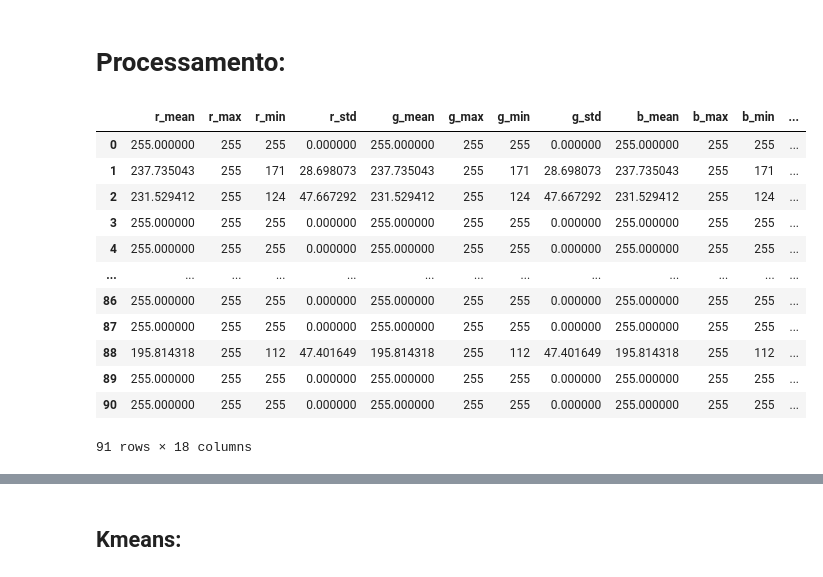
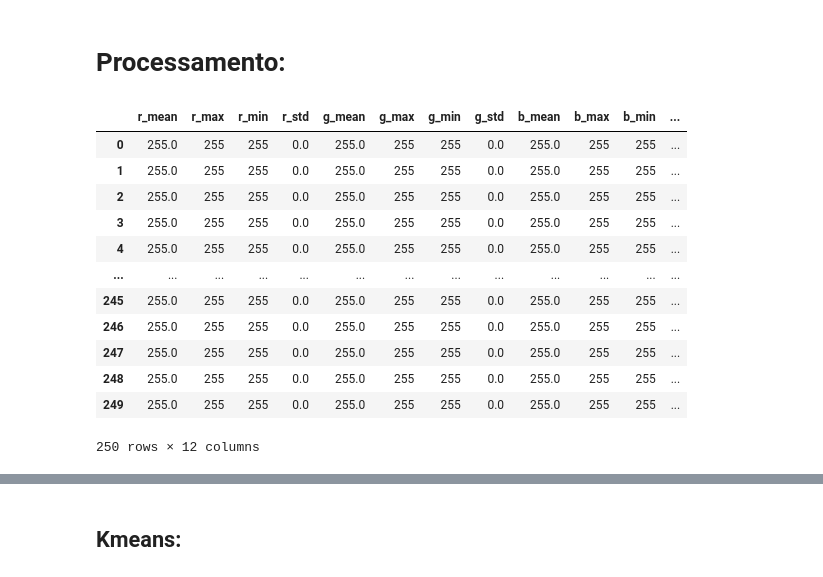
Before and after one commit to Gus-1003/Projeto_Pesquisa_PalmaS, a Jupyter notebook: Projeto_Segmentado.ipynb, the cells around one changed output, grey strips where cells are left out. Cells and saved outputs as stored; diff of their text form; code cells hidden in the pictures.

```diff
--- a/Projeto_Segmentado.ipynb
+++ b/Projeto_Segmentado.ipynb
@@ -122,3 +122,15 @@ s_blur = cv.blur(s, (3, 3))
 
 # Aplica um filtro de borramento com kernel de 5x5
 s_gaussian = cv.GaussianBlur(s_blur, (5, 5), 0)
+# %%
+bgrF = cv.medianBlur(im, 3) # filter
+hsv = cv.cvtColor(bgrF, cv.COLOR_BGR2HSV) #convert to HSV
+
+hsv2 = hsv.copy()
+
+hsv2[:,:,0] = cv.equalizeHist(hsv[:,:,0])  #equalization H channel
+bgr2 = cv.cvtColor(hsv2, cv.COLOR_HSV2BGR) #back conversion to BGR
+
+#desaturation - convert bgr to gray
+gray = cv.cvtColor(bgr2, cv.COLOR_BGR2GRAY)
+cv2_imshow(cv.hconcat([bgrF, hsv, hsv2, bgr2]))
@@ -135,3 +149,7 @@ thresh2, im_bin_hsv = cv.threshold(s_gaussian, 0, 255, cv.THRESH_BINARY + cv.THR
 cv2_imshow(cv.hconcat([b, im_bin_hsv]))
 # %% [output]
 [figure]
+# %%
+# Aplica um limiar na imagem do canal S
+thresh3, im_bin_test = cv.threshold(gray, 0, 255, cv.THRESH_BINARY + cv.THRESH_OTSU)
+cv2_imshow(cv.hconcat([gray, im_bin_test]))
@@ -170,6 +190,9 @@ contours1, hierarchy = cv.findContours(im_bin_rgb, cv.RETR_EXTERNAL, cv.CHAIN_AP
 # %%
 # Encontra os contornos dos objetos segmentados
 contours2, hierarchy = cv.findContours(im_open, cv.RETR_EXTERNAL, cv.CHAIN_APPROX_SIMPLE)
+# %%
+# Encontra os contornos dos objetos segmentados
+contours3, hierarchy = cv.findContours(im_bin_test, cv.RETR_EXTERNAL, cv.CHAIN_APPROX_SIMPLE)
 # %% [markdown]
 O código **contours, hierarchy = cv.findContours(thresh, cv.RETR_EXTERNAL, cv.CHAIN_APPROX_SIMPLE)** encontra os contornos de uma imagem binarizada thresh utilizando a função ***cv.findContours()*** da biblioteca OpenCV.
 
@@ -291,7 +314,7 @@ radius = [] # Armazena o raio do círculo de contorno de cada objeto
 ## Coletando os dados a partir dos contornos:
 # %%
 # Para cada contorno da lista de contornos:
-for c in contours1:
+for c in contours3:
 
   # Momentos do objeto
   M = cv.moments(c)
@@ -426,22 +449,22 @@ features_6 = {'r_mean': r_mean, 'r_max': r_max, 'r_min': r_min, 'r_std': r_std,
 # %% [markdown]
 # Processamento:
 # %%
-df = pd.DataFrame(features_6)
+df = pd.DataFrame(features_3)
 df
 # %% [output]
 |  | r_mean | r_max | r_min | r_std | g_mean | g_max | g_min | g_std | b_mean | b_max | b_min | ... |
-| 0 | 255.000000 | 255 | 255 | 0.000000 | 255.000000 | 255 | 255 | 0.000000 | 255.000000 | 255 | 255 | ... |
-| 1 | 237.735043 | 255 | 171 | 28.698073 | 237.735043 | 255 | 171 | 28.698073 | 237.735043 | 255 | 171 | ... |
-| 2 | 231.529412 | 255 | 124 | 47.667292 | 231.529412 | 255 | 124 | 47.667292 | 231.529412 | 255 | 124 | ... |
-| 3 | 255.000000 | 255 | 255 | 0.000000 | 255.000000 | 255 | 255 | 0.000000 | 255.000000 | 255 | 255 | ... |
-| 4 | 255.000000 | 255 | 255 | 0.000000 | 255.000000 | 255 | 255 | 0.000000 | 255.000000 | 255 | 255 | ... |
+| 0 | 255.0 | 255 | 255 | 0.0 | 255.0 | 255 | 255 | 0.0 | 255.0 | 255 | 255 | ... |
+| 1 | 255.0 | 255 | 255 | 0.0 | 255.0 | 255 | 255 | 0.0 | 255.0 | 255 | 255 | ... |
+| 2 | 255.0 | 255 | 255 | 0.0 | 255.0 | 255 | 255 | 0.0 | 255.0 | 255 | 255 | ... |
+| 3 | 255.0 | 255 | 255 | 0.0 | 255.0 | 255 | 255 | 0.0 | 255.0 | 255 | 255 | ... |
+| 4 | 255.0 | 255 | 255 | 0.0 | 255.0 | 255 | 255 | 0.0 | 255.0 | 255 | 255 | ... |
 | ... | ... | ... | ... | ... | ... | ... | ... | ... | ... | ... | ... | ... |
-| 86 | 255.000000 | 255 | 255 | 0.000000 | 255.000000 | 255 | 255 | 0.000000 | 255.000000 | 255 | 255 | ... |
-| 87 | 255.000000 | 255 | 255 | 0.000000 | 255.000000 | 255 | 255 | 0.000000 | 255.000000 | 255 | 255 | ... |
-| 88 | 195.814318 | 255 | 112 | 47.401649 | 195.814318 | 255 | 112 | 47.401649 | 195.814318 | 255 | 112 | ... |
-| 89 | 255.000000 | 255 | 255 | 0.000000 | 255.000000 | 255 | 255 | 0.000000 | 255.000000 | 255 | 255 | ... |
-| 90 | 255.000000 | 255 | 255 | 0.000000 | 255.000000 | 255 | 255 | 0.000000 | 255.000000 | 255 | 255 | ... |
+| 245 | 255.0 | 255 | 255 | 0.0 | 255.0 | 255 | 255 | 0.0 | 255.0 | 255 | 255 | ... |
+| 246 | 255.0 | 255 | 255 | 0.0 | 255.0 | 255 | 255 | 0.0 | 255.0 | 255 | 255 | ... |
+| 247 | 255.0 | 255 | 255 | 0.0 | 255.0 | 255 | 255 | 0.0 | 255.0 | 255 | 255 | ... |
+| 248 | 255.0 | 255 | 255 | 0.0 | 255.0 | 255 | 255 | 0.0 | 255.0 | 255 | 255 | ... |
+| 249 | 255.0 | 255 | 255 | 0.0 | 255.0 | 255 | 255 | 0.0 | 255.0 | 255 | 255 | ... |
-91 rows × 18 columns
+250 rows × 12 columns
 # %%
 df.describe()
 # %% [output]
```
Also changed, not shown: parts of 5 cells of this notebook.
